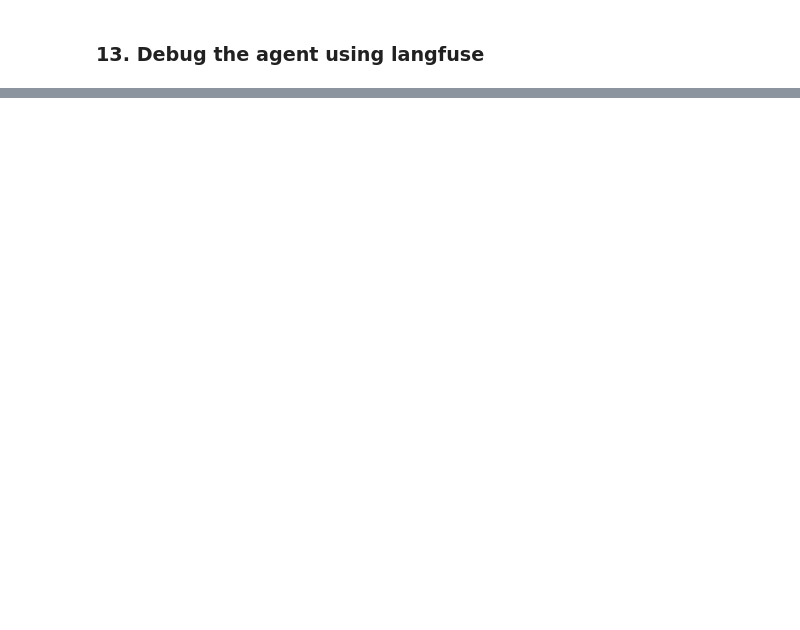
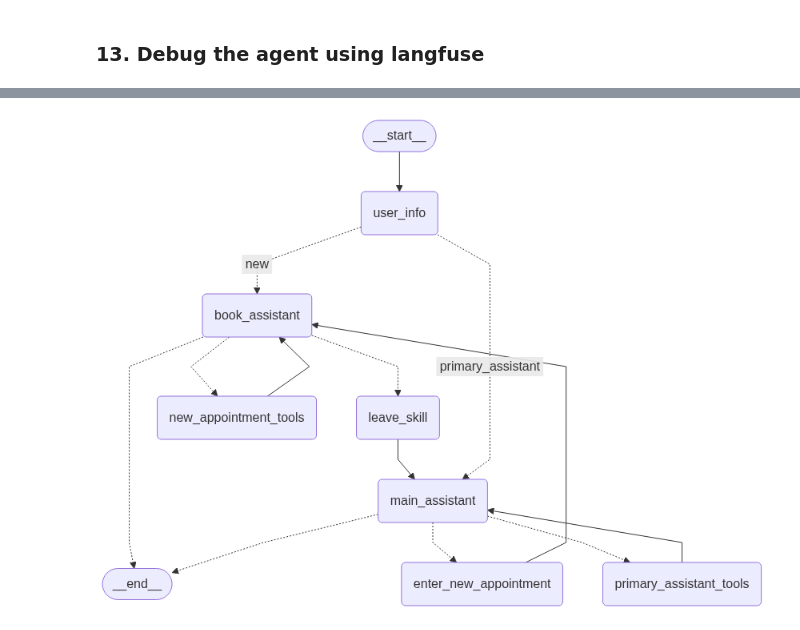
Before and after one commit to JHansiduYapa/Multi-Agent-System-for-Healthcare-Appointment-Booking, a Jupyter notebook: v2-agent/v2.1-agent.ipynb, the cells around one changed output, grey strips where cells are left out. Drawn from its saved outputs; the diff is of its cells as text; code cells hidden in the pictures; blank space fills up the shorter version.

```diff
--- a/v2-agent/v2.1-agent.ipynb
+++ b/v2-agent/v2.1-agent.ipynb
@@ -788,6 +783,10 @@ llm_with_update_appointment_tools = llm.bind_tools(
 
 update_appointment_runnable = update_appointment_prompt | llm_with_book_appointment_tools
 
+VALID_UPDATE_TOOLS = {tool.name for tool in update_appointment_tools}
+VALID_CANCEL_TOOLS = {tool.name for tool in cancel_appointment_tools}
+VALID_BOOK_TOOLS = {tool.name for tool in book_appointment_tools}
+
 # this is conditional edge to route update appoinment agent tools
 def route_reschedule_assistant(state: State):
     route = tools_condition(state)
@@ -795,11 +794,16 @@ def route_reschedule_assistant(state: State):
     if route == END:
         return END
     tool_calls = state["messages"][-1].tool_calls
+    tool_calls_name_dict = {tool["name"] for tool in tool_calls}
 
     # if it call tool name complete navigate to leave_skill
     did_cancel = any(tc["name"] == CompleteOrEscalate.__name__ for tc in tool_calls)
     if did_cancel:
         return "leave_skill"
+
+    # if not valid tool is called go to the end
+    if not tool_calls_name_dict.issubset(VALID_UPDATE_TOOLS):
+        return END
 
     # if it call other tool route to reschedule_tools node
     return "reschedule_tools"
@@ -811,11 +815,16 @@ def route_new_assistant(state: State):
     if route == END:
         return END
     tool_calls = state["messages"][-1].tool_calls
+    tool_calls_name_dict = {tool["name"] for tool in tool_calls}
 
     # if it call tool name complete navigate to leave_skill
     did_cancel = any(tc["name"] == CompleteOrEscalate.__name__ for tc in tool_calls)
     if did_cancel:
         return "leave_skill"
+
+    # if not valid tool is called go to the end
+    if not tool_calls_name_dict.issubset(VALID_BOOK_TOOLS):
+        return END
 
     # if it call other tool route to reschedule_tools node
     return "new_appointment_tools"
@@ -827,12 +836,17 @@ def route_cancel_assistant(state: State):
     if route == END:
         return END
     tool_calls = state["messages"][-1].tool_calls
+    tool_calls_name_dict = {tool["name"] for tool in tool_calls}
 
     # if it call tool name complete navigate to leave_skill
     did_cancel = any(tc["name"] == CompleteOrEscalate.__name__ for tc in tool_calls)
     if did_cancel:
         return "leave_skill"
 
+    # if not valid tool is called go to the end
+    if not tool_calls_name_dict.issubset(VALID_CANCEL_TOOLS):
+        return END
+
     # if it call other tool route to reschedule_tools node
     return "cancel_appointment_tools"
 # %% [markdown]
@@ -1399,0 +1322,64 @@ ResourceExhausted: 429 You exceeded your current quota, please check your plan a
+# %%
+from langgraph.graph import StateGraph
+from langgraph.prebuilt import tools_condition,ToolNode
+
+# make the simple graph to test the functionality
+all_graph_builder = StateGraph(State)
+
+# add nodes
+all_graph_builder.add_node("user_info", user_info)
+all_graph_builder.add_node("main_assistant", Assistant(primary_assistant_runnable))
+all_graph_builder.add_node("book_assistant", Assistant(book_appointment_runnable))
+
+# add leave skill node
+all_graph_builder.add_node("leave_skill", pop_dialog_state)
+
+# make a entry node to the new appointment
+all_graph_builder.add_node("enter_new_appointment", create_entry_node("new_appointment_booking", "new"))
+all_graph_builder.add_node("primary_assistant_tools", create_tool_node_with_fallback(primary_assistant_tools))
+
+# add node to connect to the each specialized assistant
+# "reschedule_tools"
+# "cancel_appointment_tools" "new_appointment_tools"
+all_graph_builder.add_node("new_appointment_tools", create_tool_node_with_fallback(book_appointment_tools))
+
+# again route back to the current node as react agent
+all_graph_builder.add_edge("new_appointment_tools", "book_assistant")
+
+# add the entry level connections to primary assistant
+all_graph_builder.add_edge(START, "user_info")
+all_graph_builder.add_edge("user_info", "main_assistant")
+all_graph_builder.add_conditional_edges("main_assistant", route_primary_assistant,
+                                        ["primary_assistant_tools",
+                                         "enter_new_appointment",
+                                         END])
+all_graph_builder.add_edge("primary_assistant_tools", "main_assistant")
+
+# make connections to each specialized agents
+all_graph_builder.add_edge("enter_new_appointment", "book_assistant")
+
+# connect leave skill to primary assistant
+all_graph_builder.add_edge("leave_skill", "main_assistant")
+
+
+# add routing to tools and leave skill and end to each assistant
+all_graph_builder.add_conditional_edges("book_assistant", route_new_assistant, ["leave_skill","new_appointment_tools",END])
+
+# add routing when again start
+all_graph_builder.add_conditional_edges("user_info", route_to_workflow, {"new": "book_assistant",
+                                                                         "primary_assistant": "main_assistant",})
+
+memory_all = MemorySaver()
+all_graph = all_graph_builder.compile(checkpointer= memory_all)
+
+from IPython.display import Image, display
+from langchain_core.runnables.graph import CurveStyle, MermaidDrawMethod, NodeStyles
+
+display(Image(all_graph.get_graph(xray=True).draw_mermaid_png(curve_style=CurveStyle.LINEAR,
+            node_colors=NodeStyles(first="#ffdfba", last="#baffc9", default="#fad7de"),
+            wrap_label_n_words=9,
+            output_file_path=None,
+            background_color="white",
+            padding=10,)))
+# %% [output]
+[figure, added]
```
Also changed, not shown: parts of 31 cells of this notebook.
